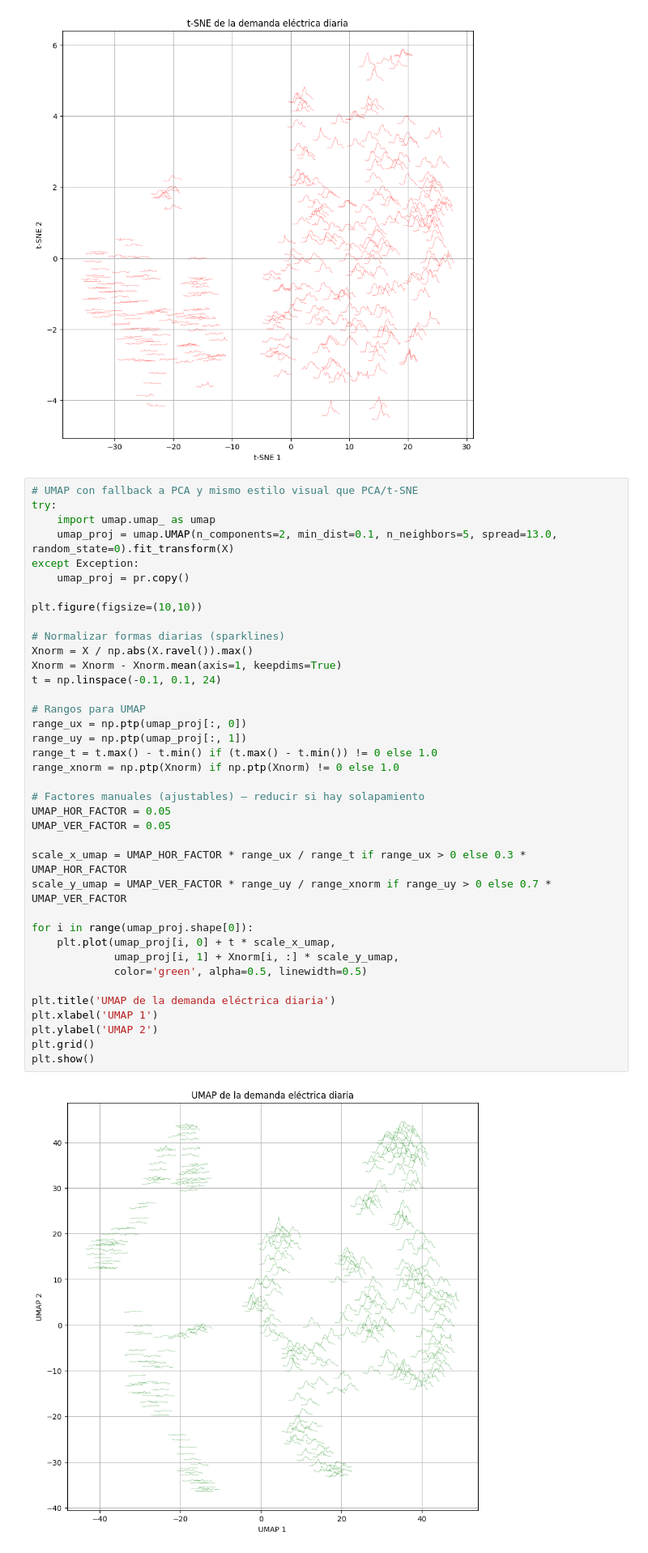
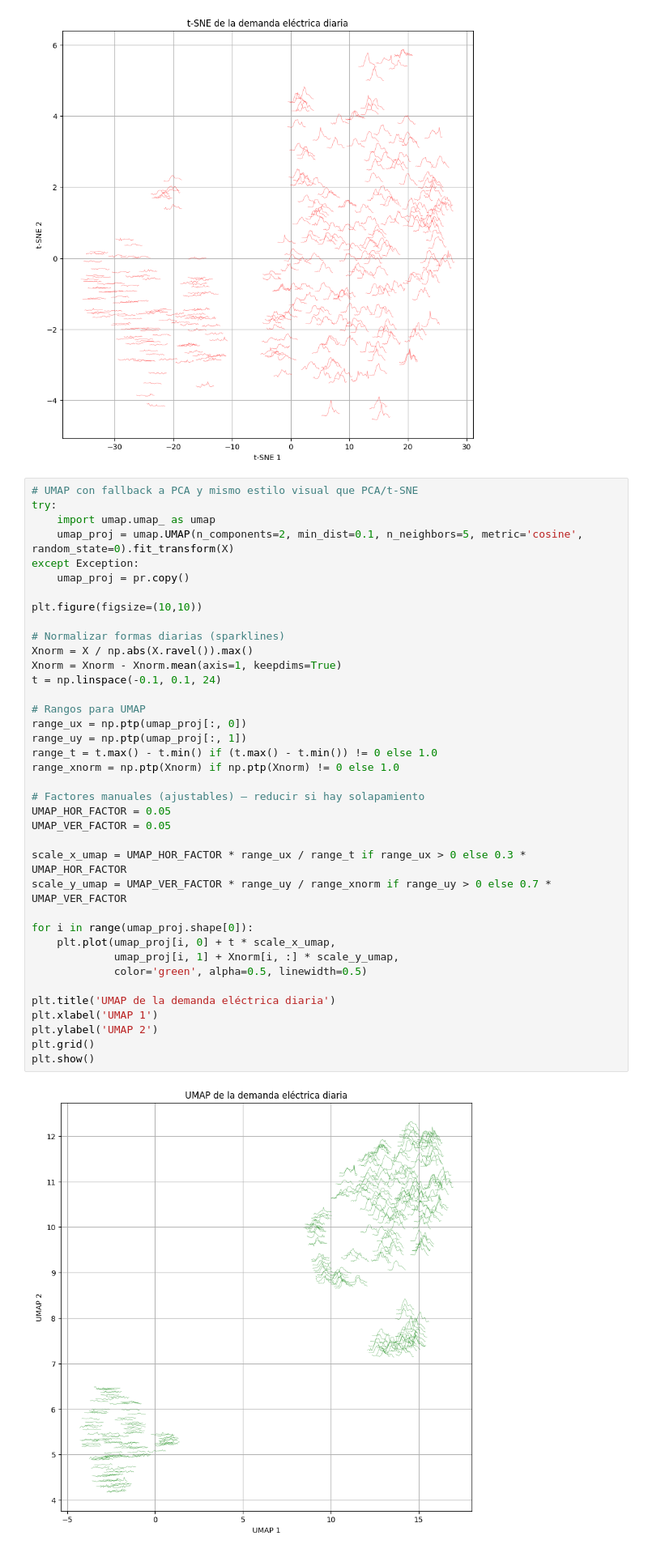
Before and after one commit to idiazblanco/ejemplos-curso-ML, a Jupyter notebook: introducción ML/Reducción de la dimensionalidad/08_demo_mapas_2D_perfiles_demanda_diaria.ipynb, the cells around one changed output. Shown at 81% size. Saved outputs shown, nothing was run; the diff lists cells and outputs as text.

```diff
--- a/introducción ML/Reducción de la dimensionalidad/08_demo_mapas_2D_perfiles_demanda_diaria.ipynb
+++ b/introducción ML/Reducción de la dimensionalidad/08_demo_mapas_2D_perfiles_demanda_diaria.ipynb
@@ -180,7 +180,7 @@ plt.show()
 # UMAP con fallback a PCA y mismo estilo visual que PCA/t-SNE
 try:
     import umap.umap_ as umap
-    umap_proj = umap.UMAP(n_components=2, min_dist=0.1, n_neighbors=5, spread=13.0, random_state=0).fit_transform(X)
+    umap_proj = umap.UMAP(n_components=2, min_dist=0.1, n_neighbors=5, metric='cosine', random_state=0).fit_transform(X)
 except Exception:
     umap_proj = pr.copy()
 
@@ -188,31 +188,31 @@ plt.figure(figsize=(10,10))
 
 # Normalizar formas diarias (sparklines)
 Xnorm = X / np.abs(X.ravel()).max()
 Xnorm = Xnorm - Xnorm.mean(axis=1, keepdims=True)
 t = np.linspace(-0.1, 0.1, 24)
 
 # Rangos para UMAP
 range_ux = np.ptp(umap_proj[:, 0])
 range_uy = np.ptp(umap_proj[:, 1])
 range_t = t.max() - t.min() if (t.max() - t.min()) != 0 else 1.0
 range_xnorm = np.ptp(Xnorm) if np.ptp(Xnorm) != 0 else 1.0
 
 # Factores manuales (ajustables) — reducir si hay solapamiento
 UMAP_HOR_FACTOR = 0.05
 UMAP_VER_FACTOR = 0.05
 
 scale_x_umap = UMAP_HOR_FACTOR * range_ux / range_t if range_ux > 0 else 0.3 * UMAP_HOR_FACTOR
 scale_y_umap = UMAP_VER_FACTOR * range_uy / range_xnorm if range_uy > 0 else 0.7 * UMAP_VER_FACTOR
 
 for i in range(umap_proj.shape[0]):
     plt.plot(umap_proj[i, 0] + t * scale_x_umap,
              umap_proj[i, 1] + Xnorm[i, :] * scale_y_umap,
              color='green', alpha=0.5, linewidth=0.5)
 
 plt.title('UMAP de la demanda eléctrica diaria')
 plt.xlabel('UMAP 1')
 plt.ylabel('UMAP 2')
 plt.grid()
 plt.show()
 # %% [output]
-[figure, old version]
+[figure, new version]
```
